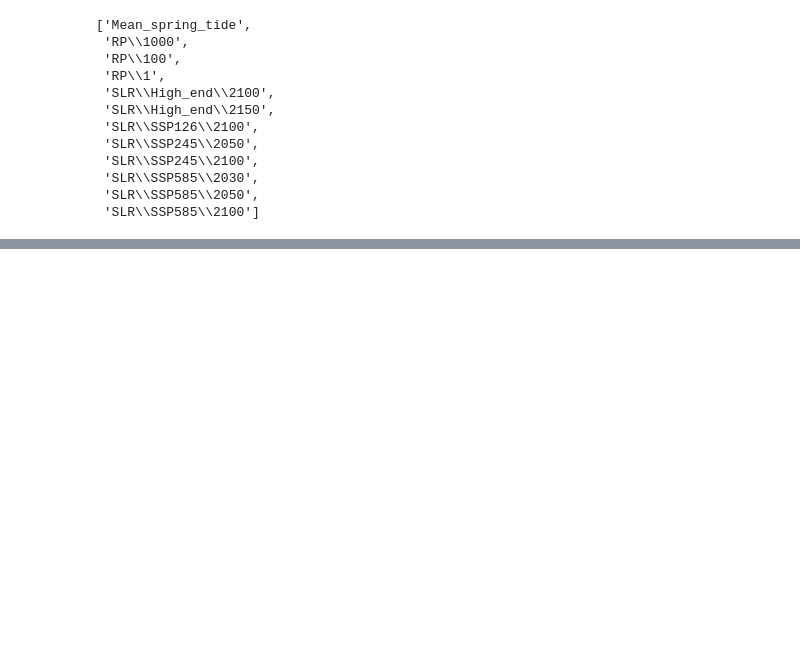
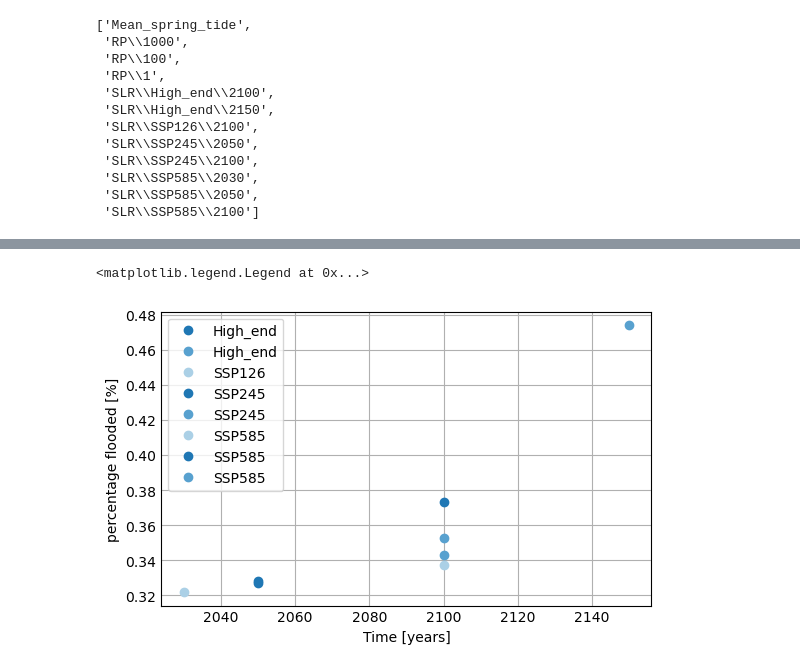
Before and after one commit to openearth/coclico-workbench, a Jupyter notebook: notebooks/POC_cfhp.ipynb, the cells around one changed output, grey strips where cells are left out. Cells and saved outputs as stored; diff of their text form; code cells hidden in the pictures; blank space fills up the shorter version.

```diff
--- a/notebooks/POC_cfhp.ipynb
+++ b/notebooks/POC_cfhp.ipynb
@@ -198,6 +225,8 @@ def get_paths(folder_structure, base_dir=''):
             continue
     return paths
 
+map_types = ["HIGH_DEFENDED_MAPS", "LOW_DEFENDED_MAPS", "UNDEFENDED_MAPS"]
+
 path_list = get_paths(folder_structure)
 path_list
 # %% [output]
@@ -213,13 +242,3 @@ path_list
  'SLR\\SSP585\\2030',
  'SLR\\SSP585\\2050',
  'SLR\\SSP585\\2100']
-# %%
-# Load all scenarios
-from pathlib import Path
-
-for item in collection.get_all_items():
-    for cur_path in path_list:
-
-        if  str(Path(cur_path).as_posix()) + "/B01_epsg=3035_x=3186162_y=2958337.tif" in item.id:
-            print(item.id)
-            break
@@ -251,0 +300,25 @@ str(Path(path_list[4]).as_posix()) + "/B01_epsg=3035_x=31*_y=29*.tif"
+# %%
+# Convert list of paths to pathlib
+fps = [Path(fp) for fp in all_fps]
+
+fig, ax = plt.subplots(figsize=(5,3))
+
+color = []
+
+scen = []
+year = np.array([])
+
+flooded = np.divide(np.add(clip_stats.all_less05, clip_stats.all_more05),clip_stats.all_total)
+
+for i, fp in enumerate(fps):
+
+    scen.append(fp.parts[2])
+    year = np.append(year, int(fp.parts[-2]))
+
+    ax.plot(year[i],flooded[i],'o')
+    ax.set_xlabel('Time [years]')
+    ax.set_ylabel('percentage flooded [%]')
+ax.legend(scen)
+# %% [output]
+<matplotlib.legend.Legend at 0x...>
+[figure, added]
```
Also changed, not shown: parts of 14 cells of this notebook.
